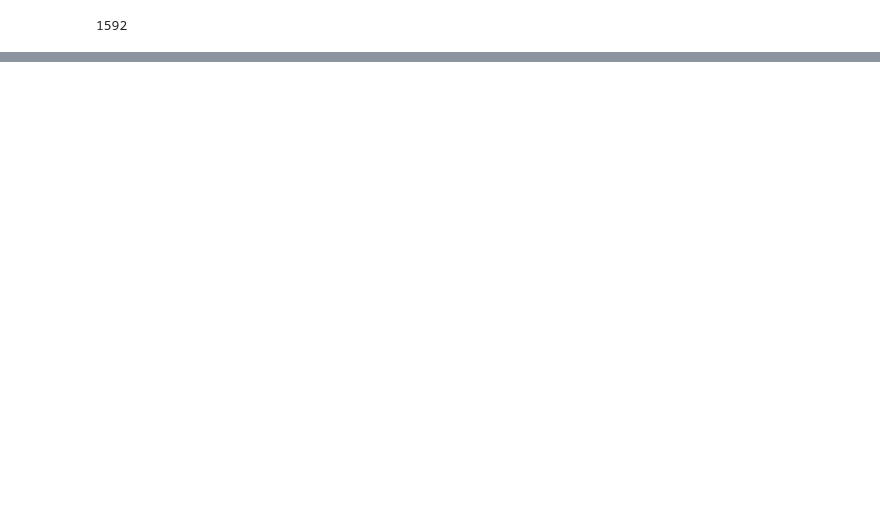
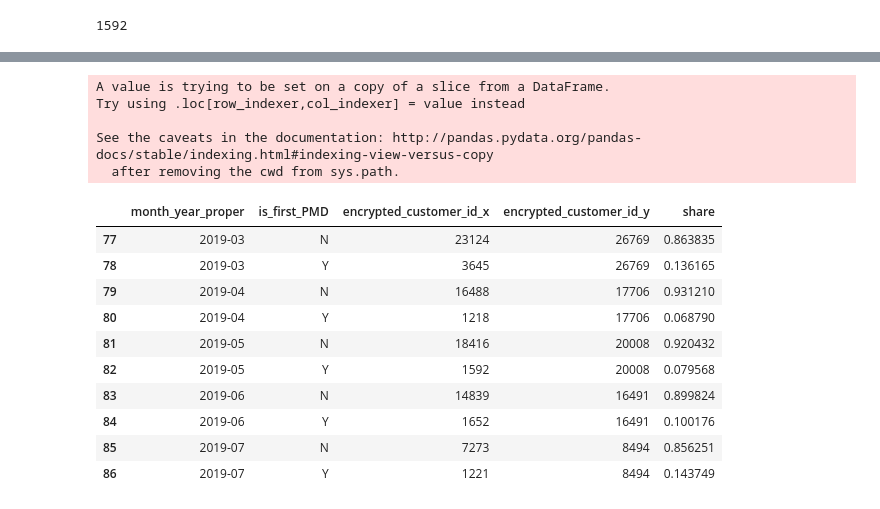
Before and after one commit to dfadeeff/AMZ_Projects, a Jupyter notebook: PMD_Framework.ipynb, the cells around one changed output, grey strips where cells are left out. Saved outputs shown, nothing was run; the diff lists cells and outputs as text; code cells hidden in the pictures; blank space fills up the shorter version.

```diff
--- a/PMD_Framework.ipynb
+++ b/PMD_Framework.ipynb
@@ -837,0 +822,2 @@ Name: encrypted_customer_id, Length: 315, dtype: object
+# %%
+pmd_subset['is_first_PMD'] = np.where(pmd_subset['fufill_date_local'] == pmd_subset['first_pmd_date'], 'Y','N')
@@ -837,0 +839,39 @@ Name: encrypted_customer_id, Length: 315, dtype: object
+# %%
+def dedup(df):
+    c = df[['encrypted_customer_id','month_year_proper','is_first_PMD']].sort_values(by = 'is_first_PMD', ascending = False)
+    new = c[c['is_first_PMD'] == 'Y']
+    new['flag'] = 1
+
+    b = pd.merge(left=c,right=new,left_on=['encrypted_customer_id','month_year_proper'],
+        right_on=['encrypted_customer_id','month_year_proper'],how='left')
+    d = b[~ ((b['is_first_PMD_x'] == 'N') & (b['flag'] == 1.0))]
+
+    out = d[['encrypted_customer_id','month_year_proper','is_first_PMD_x']]
+    out.columns = ['encrypted_customer_id','month_year_proper','is_first_PMD']
+    return out
+# %%
+out = dedup(pmd_subset)
+# %% [output]
+A value is trying to be set on a copy of a slice from a DataFrame.
+Try using .loc[row_indexer,col_indexer] = value instead
+
+See the caveats in the documentation: http://pandas.pydata.org/pandas-docs/stable/indexing.html#indexing-view-versus-copy
+  after removing the cwd from sys.path.
+# %%
+r = out.groupby(['month_year_proper','is_first_PMD'])['encrypted_customer_id'].nunique().reset_index()
+d = out.groupby(['month_year_proper'])['encrypted_customer_id'].nunique().reset_index()
+rd = pd.merge(left=r,right=d,left_on='month_year_proper',right_on='month_year_proper',how = 'left')
+rd['share'] = rd['encrypted_customer_id_x'] / rd['encrypted_customer_id_y']
+rd.tail(10)
+# %% [output]
+|  | month_year_proper | is_first_PMD | encrypted_customer_id_x | encrypted_customer_id_y | share |
+| 77 | 2019-03 | N | 23124 | 26769 | 0.863835 |
+| 78 | 2019-03 | Y | 3645 | 26769 | 0.136165 |
+| 79 | 2019-04 | N | 16488 | 17706 | 0.931210 |
+| 80 | 2019-04 | Y | 1218 | 17706 | 0.068790 |
+| 81 | 2019-05 | N | 18416 | 20008 | 0.920432 |
+| 82 | 2019-05 | Y | 1592 | 20008 | 0.079568 |
+| 83 | 2019-06 | N | 14839 | 16491 | 0.899824 |
+| 84 | 2019-06 | Y | 1652 | 16491 | 0.100176 |
+| 85 | 2019-07 | N | 7273 | 8494 | 0.856251 |
+| 86 | 2019-07 | Y | 1221 | 8494 | 0.143749 |
```
Also changed, not shown: parts of 7 cells of this notebook.
